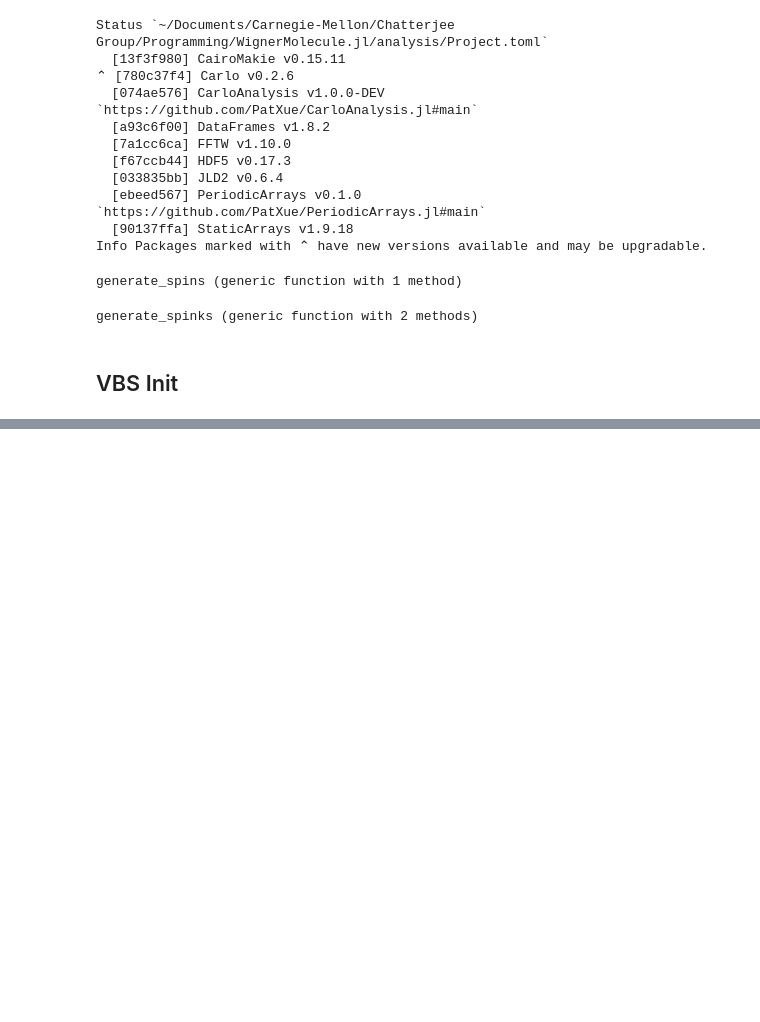
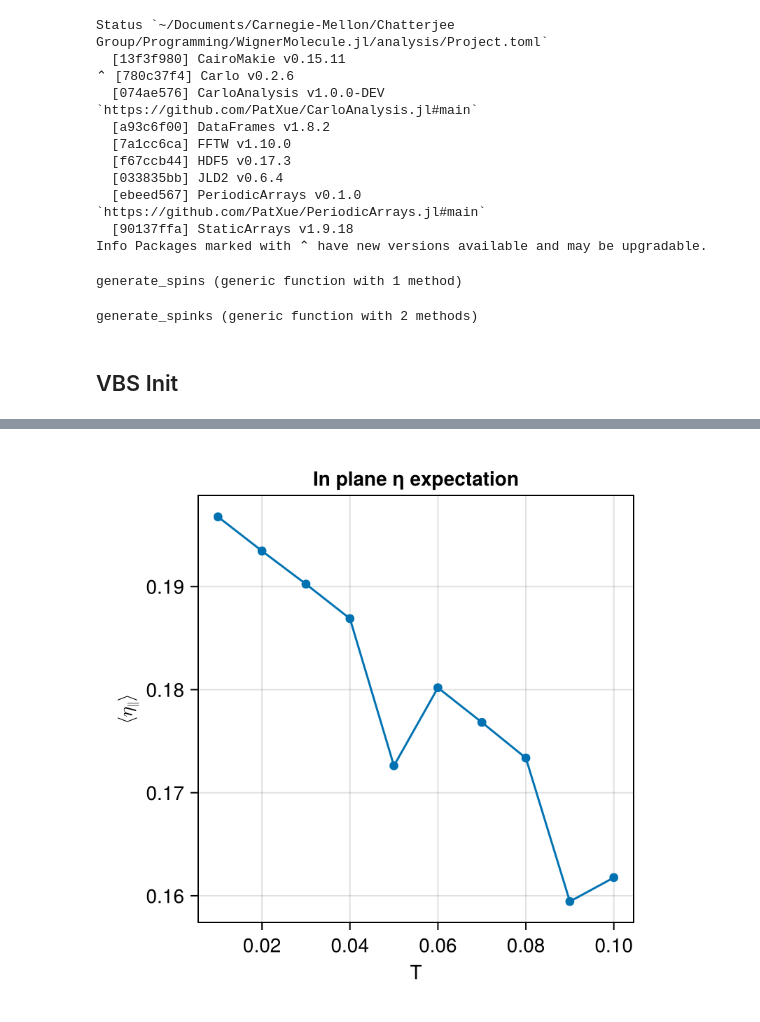
Before and after one commit to PatXue/WignerMolecule.jl, a Jupyter notebook: analysis/dimer-model.ipynb, the cells around one changed output, grey strips where cells are left out. Cells and saved outputs as stored; diff of their text form; code cells hidden in the pictures; blank space fills up the shorter version.

Commit message:
Plot eta expectation and final eta correlations

```diff
--- a/analysis/dimer-model.ipynb
+++ b/analysis/dimer-model.ipynb
@@ -78,3 +78,5 @@ end
 generate_spinks (generic function with 2 methods)
 # %% [markdown]
 ## VBS Init
+# %%
+results = JobResult("../dimer-jobs", "vbs")
@@ -80,0 +99,7 @@ generate_spinks (generic function with 2 methods)
+# %%
+fig = Figure(size=(400, 400))
+fig[1,1] = ax = Axis(fig, title="In plane η expectation", xlabel="T", ylabel=L"\langle\eta_\parallel\rangle")
+generate_plot!(ax, :T, :ηxy, results.data)
+fig
+# %% [output]
+[figure, added]
```
Also changed, not shown: parts of 3 cells of this notebook.
